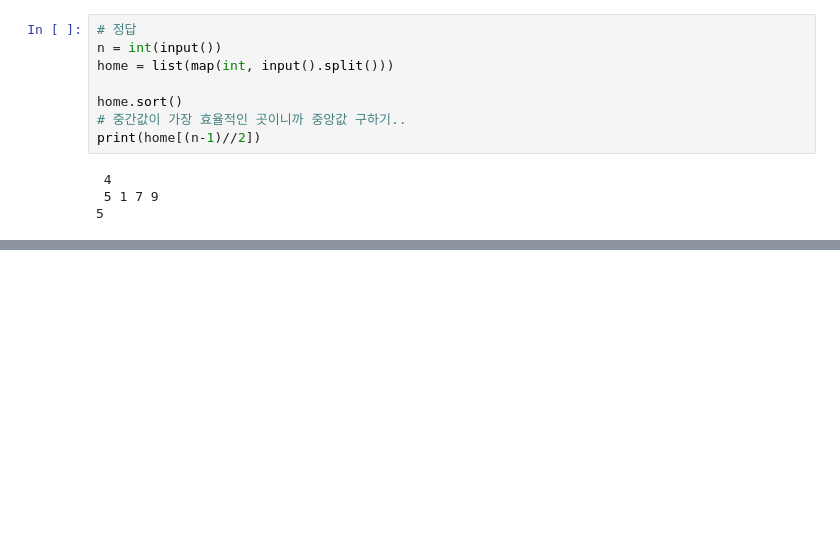
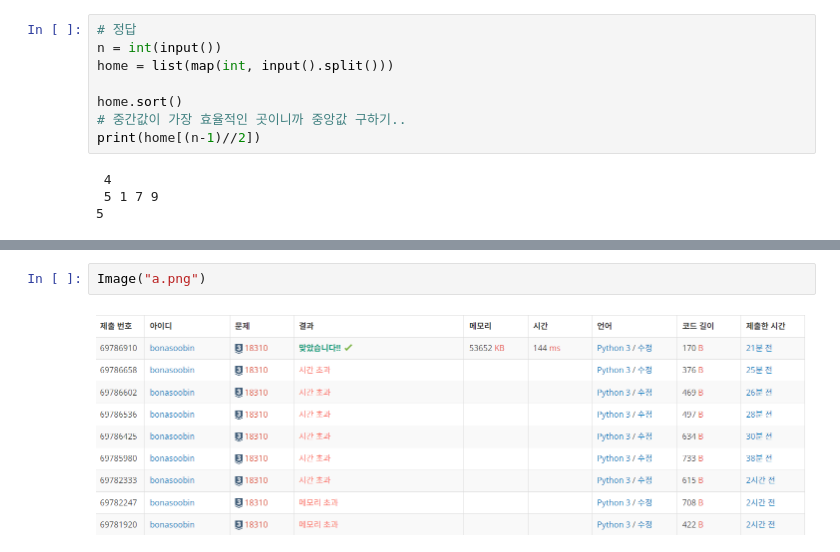
Before and after one commit to bonasoobin/python-for-coding-test, a Jupyter notebook: chap14_2.ipynb, the cells around one changed output, grey strips where cells are left out. Saved outputs shown, nothing was run; the diff lists cells and outputs as text; blank space fills up the shorter version.

```diff
--- a/chap14_2.ipynb
+++ b/chap14_2.ipynb
@@ -119,0 +118,4 @@ print(home[(n-1)//2])
+# %%
+Image("a.png")
+# %% [output]
+[figure, added]
```
Also changed, not shown: parts of 1 cell of this notebook, 1 other file.
